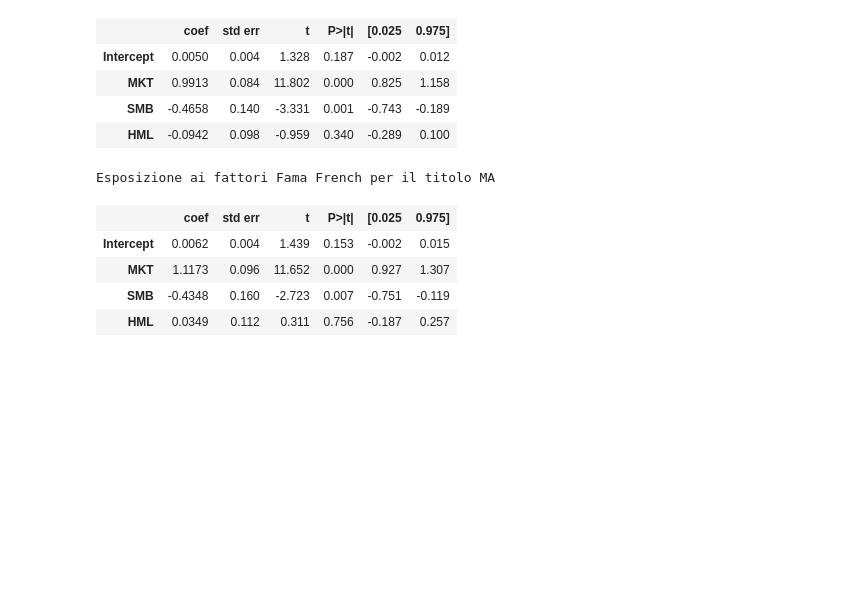
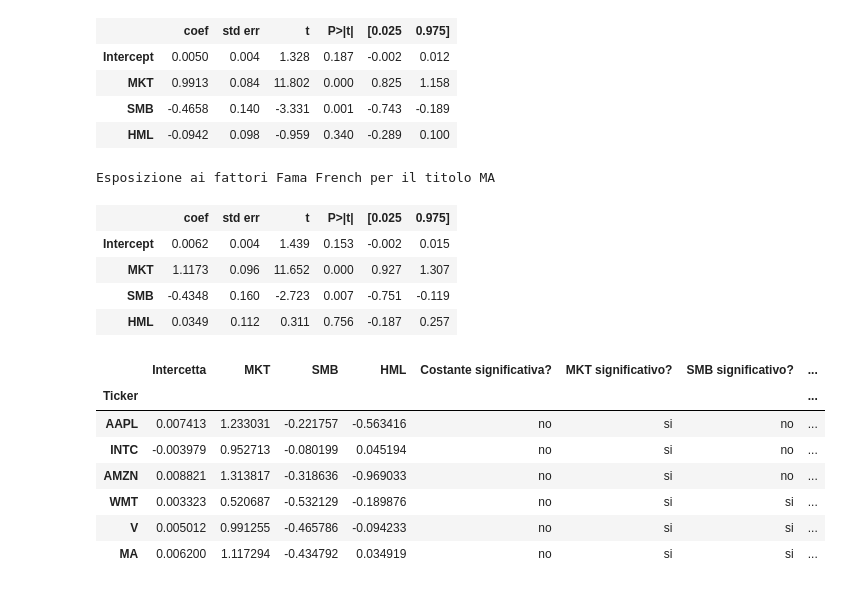
Before and after one commit to Pynci/business-intelligence, a Jupyter notebook: progetto/progetto.ipynb, the cells around one changed output. Drawn from its saved outputs; the diff is of its cells as text; code cells hidden in the pictures; blank space fills up the shorter version.

Commit message:
Finito fama french

```diff
--- a/progetto/progetto.ipynb
+++ b/progetto/progetto.ipynb
@@ -920,7 +922,7 @@ Name: Rendimento atteso annuo, dtype: float64
 Ora calcoliamo l'esposizione dei vari titoli ai fattori di Fama e French. <br>
 Sfruttiamo i dati scaricati in precedenza.
 # %%
-from IPython.display import display_html
+
 
 def regressione_fama_french(ticker, dati_mensili_titoli, dati_fama_french):
     # Step 1: Pulire i dati
@@ -949,7 +951,9 @@ parametri_fama_french = []
 valori_t = []
 
 for ticker in tickers:
-    regressione_fama_french(ticker, dati_mensili_titoli, fama_french_mensile)
+    coefficients, t_values = regressione_fama_french(ticker, dati_mensili_titoli, fama_french_mensile)
+    parametri_fama_french.append([ticker] + list(coefficients))
+    valori_t.append([ticker] + list(t_values))
 # %% [output]
 Esposizione ai fattori Fama French per il titolo AAPL
 |  | coef | std err | t | P>|t| | [0.025 | 0.975] |
@@ -987,3 +991,25 @@ Esposizione ai fattori Fama French per il titolo MA
 | MKT | 1.1173 | 0.096 | 11.652 | 0.000 | 0.927 | 1.307 |
 | SMB | -0.4348 | 0.160 | -2.723 | 0.007 | -0.751 | -0.119 |
 | HML | 0.0349 | 0.112 | 0.311 | 0.756 | -0.187 | 0.257 |
+# %%
+coefficienti_fama_french = pd.DataFrame(parametri_fama_french, columns=['Ticker', 'Intercetta', 'MKT', 'SMB', 'HML'])
+coefficienti_fama_french.set_index('Ticker', inplace=True)
+
+valori_t_fama_french = pd.DataFrame(valori_t, columns=['Ticker', 'Intercetta_t', 'MKT_t', 'SMB_t', 'HML_t'])
+valori_t_fama_french.set_index('Ticker', inplace=True)
+
+coefficienti_fama_french['Costante significativa?'] = [significativo(t) for t in valori_t_fama_french['Intercetta_t']]
+coefficienti_fama_french['MKT significativo?'] = [significativo(t) for t in valori_t_fama_french['MKT_t']]
+coefficienti_fama_french['SMB significativo?'] = [significativo(t) for t in valori_t_fama_french['SMB_t']]
+coefficienti_fama_french['HML significativo?'] = [significativo(t) for t in valori_t_fama_french['HML_t']]
+
+coefficienti_fama_french
+# %% [output]
+|  | Intercetta | MKT | SMB | HML | Costante significativa? | MKT significativo? | SMB significativo? | ... |
+| Ticker |  |  |  |  |  |  |  | ... |
+| AAPL | 0.007413 | 1.233031 | -0.221757 | -0.563416 | no | si | no | ... |
+| INTC | -0.003979 | 0.952713 | -0.080199 | 0.045194 | no | si | no | ... |
+| AMZN | 0.008821 | 1.313817 | -0.318636 | -0.969033 | no | si | no | ... |
+| WMT | 0.003323 | 0.520687 | -0.532129 | -0.189876 | no | si | si | ... |
+| V | 0.005012 | 0.991255 | -0.465786 | -0.094233 | no | si | si | ... |
+| MA | 0.006200 | 1.117294 | -0.434792 | 0.034919 | no | si | si | ... |
```
Also changed, not shown: parts of 3 cells of this notebook.
